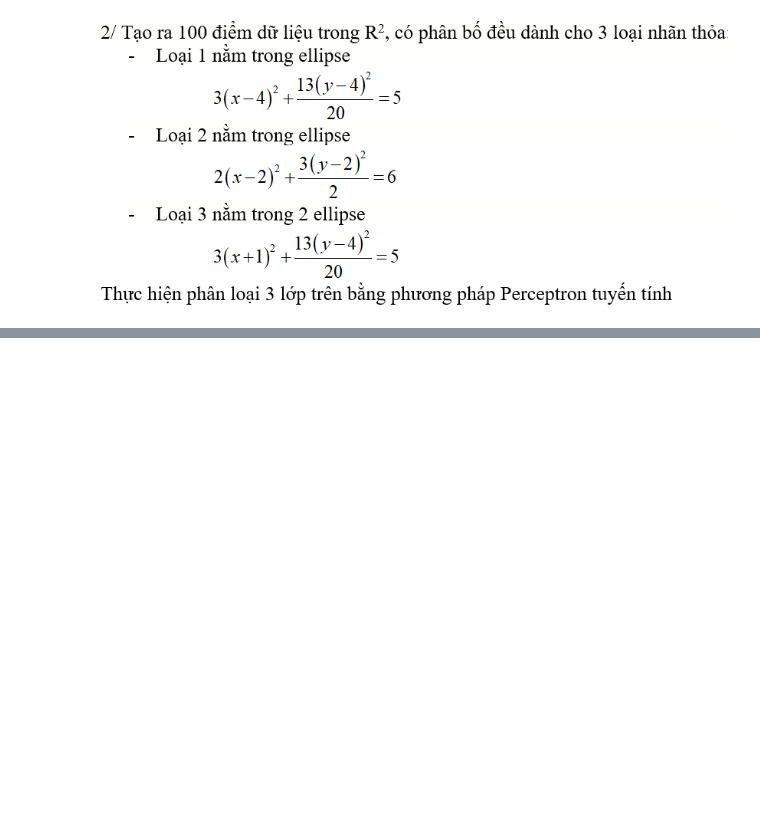
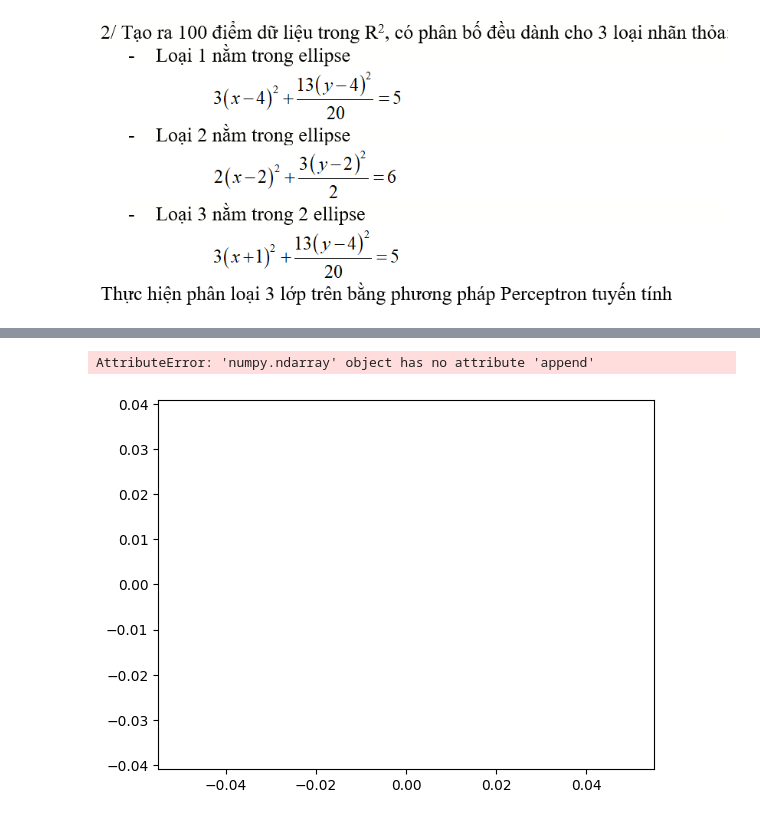
Before and after one commit to Nhunk/deeplearning, a Jupyter notebook: BTTH/Chuong1.ipynb, the cells around one changed output, grey strips where cells are left out. Saved outputs shown, nothing was run; the diff lists cells and outputs as text; code cells hidden in the pictures; blank space fills up the shorter version.

```diff
--- a/BTTH/Chuong1.ipynb
+++ b/BTTH/Chuong1.ipynb
@@ -67,0 +114,38 @@ plt.show()
+# %%
+plt.figure()
+plt.axis('equal')
+
+x =[]
+y = []
+
+i = 0
+max = 0
+while i < 100 and max<1000:
+    x = np.random.random(1)*10-2
+    y = np.random.random(1)*10-2
+
+    #Loại 1
+    if (x-2)**2 + 0.5*(y-8)**2 < 4:
+        x.append((x,y))
+        y.append(0)
+        i+=1
+        plt.plot(x,y, 'r.')
+
+    #Loại 2
+    elif 2*(x-2)**2 + 3/2*(y-2)**2 <6:
+        x.append((x,y))
+        y.append(1)
+        i+=1
+        plt.plot(x,y, 'g.')
+
+    #Loại 3
+    elif 3*(x+1)**2 + 13/20*(y-4)**2 <5 or 3*(x-4)**2+13/20*(y-4)**2 < 5:
+        x.append((x,y))
+        y.append(2)
+        i+=1
+        plt.plot(x,y, 'b.')
+    else: continue
+    max+=1
+# %% [output]
+AttributeError: 'numpy.ndarray' object has no attribute 'append'
+[figure, added]
```
Also changed, not shown: parts of 6 cells of this notebook.
